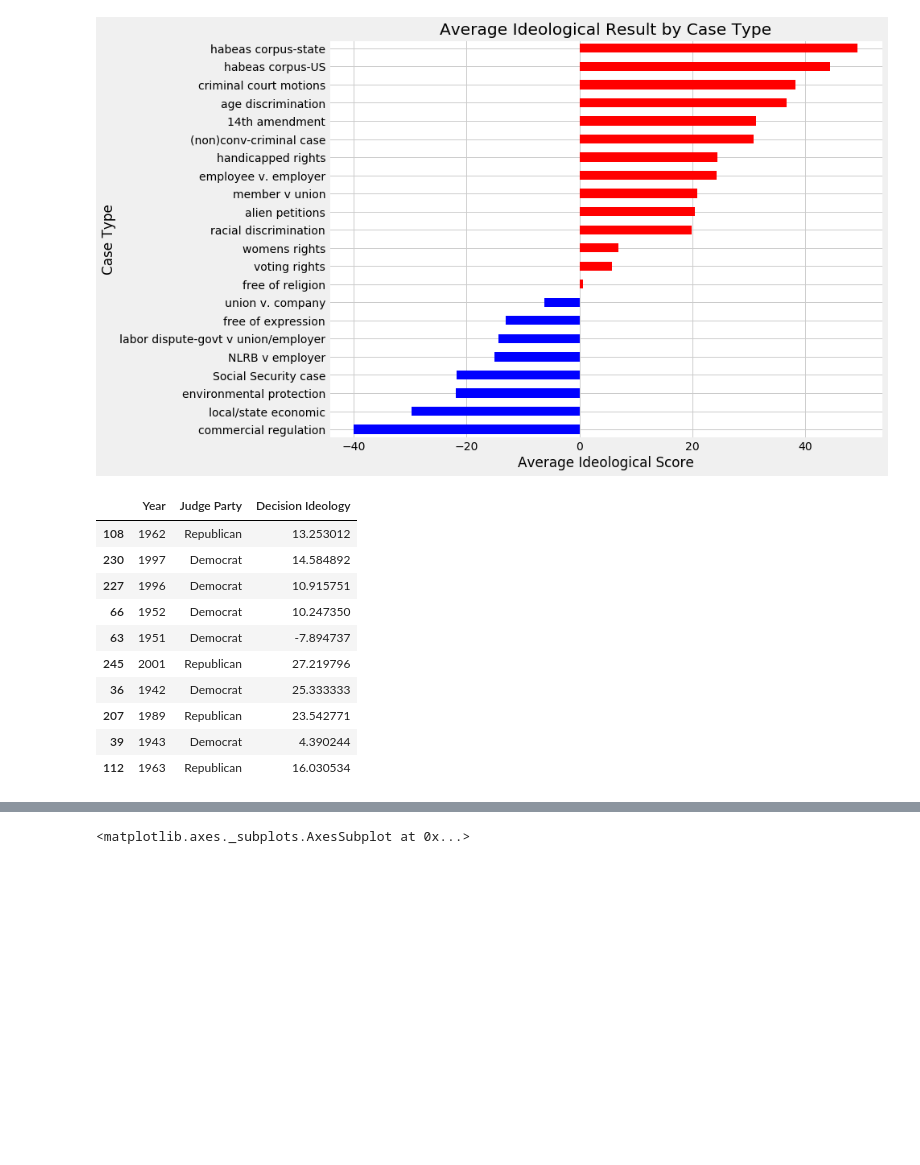
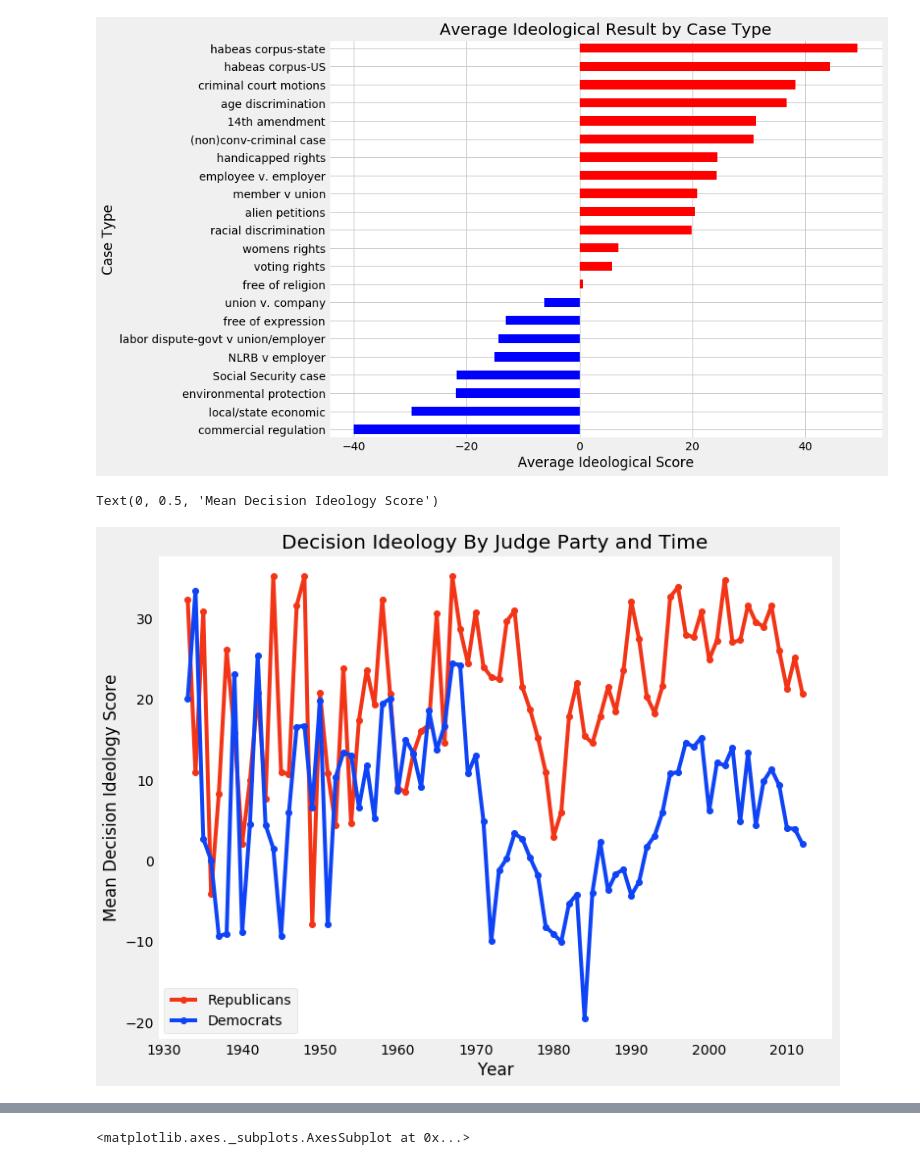
Before and after one commit to isapollnik/uscourts, a Jupyter notebook: Carp-Manning Analysis.ipynb, the cells around one changed output, grey strips where cells are left out. Drawn from its saved outputs; the diff is of its cells as text; code cells hidden in the pictures; blank space fills up the shorter version.

```diff
--- a/Carp-Manning Analysis.ipynb
+++ b/Carp-Manning Analysis.ipynb
@@ -56,20 +105,27 @@ ideology_by_type.plot(kind = 'barh', x = 'Case Type', y = 'Decision Ideology', a
 # %%
 ideology_by_party_year = (judge_decisions[['Year','Judge Party','Decision Ideology']].groupby(['Year','Judge Party',])
                           .mean().reset_index())
 ideology_by_party_year = ideology_by_party_year[(ideology_by_party_year['Judge Party'] == 'Democrat') |
                                                 (ideology_by_party_year['Judge Party'] == 'Republican')]
-# 1931 is first year where both parties are present
+# 1933 is first year where both parties are present
 ideology_by_party_year = ideology_by_party_year[ideology_by_party_year['Year'] >= 1933]
-ideology_by_party_year.sample(10)
+democrats = ideology_by_party_year["Judge Party"] == "Democrat"
+republicans = ideology_by_party_year["Judge Party"] == "Republican"
+
+fig, ax = plt.subplots(figsize=(11,8.5))
+ax.set_facecolor('white')
+ax.grid(False)
+
+ax.plot(ideology_by_party_year[republicans]["Year"],
+        ideology_by_party_year[republicans]["Decision Ideology"],"-o",label="Republicans",color="#f23417")
+
+ax.plot(ideology_by_party_year[democrats]["Year"],
+        ideology_by_party_year[democrats]["Decision Ideology"],"-o",label="Democrats",color="#0e44f5")
+
+ax.legend()
+ax.set_title("Decision Ideology By Judge Party and Time")
+ax.set_xlabel("Year")
+ax.set_ylabel("Mean Decision Ideology Score")
 # %% [output]
-|  | Year | Judge Party | Decision Ideology |
-| 108 | 1962 | Republican | 13.253012 |
-| 230 | 1997 | Democrat | 14.584892 |
-| 227 | 1996 | Democrat | 10.915751 |
-| 66 | 1952 | Democrat | 10.247350 |
-| 63 | 1951 | Democrat | -7.894737 |
-| 245 | 2001 | Republican | 27.219796 |
-| 36 | 1942 | Democrat | 25.333333 |
-| 207 | 1989 | Republican | 23.542771 |
-| 39 | 1943 | Democrat | 4.390244 |
-| 112 | 1963 | Republican | 16.030534 |
+Text(0, 0.5, 'Mean Decision Ideology Score')
+[figure, added]
```
Also changed, not shown: parts of 16 cells of this notebook.
